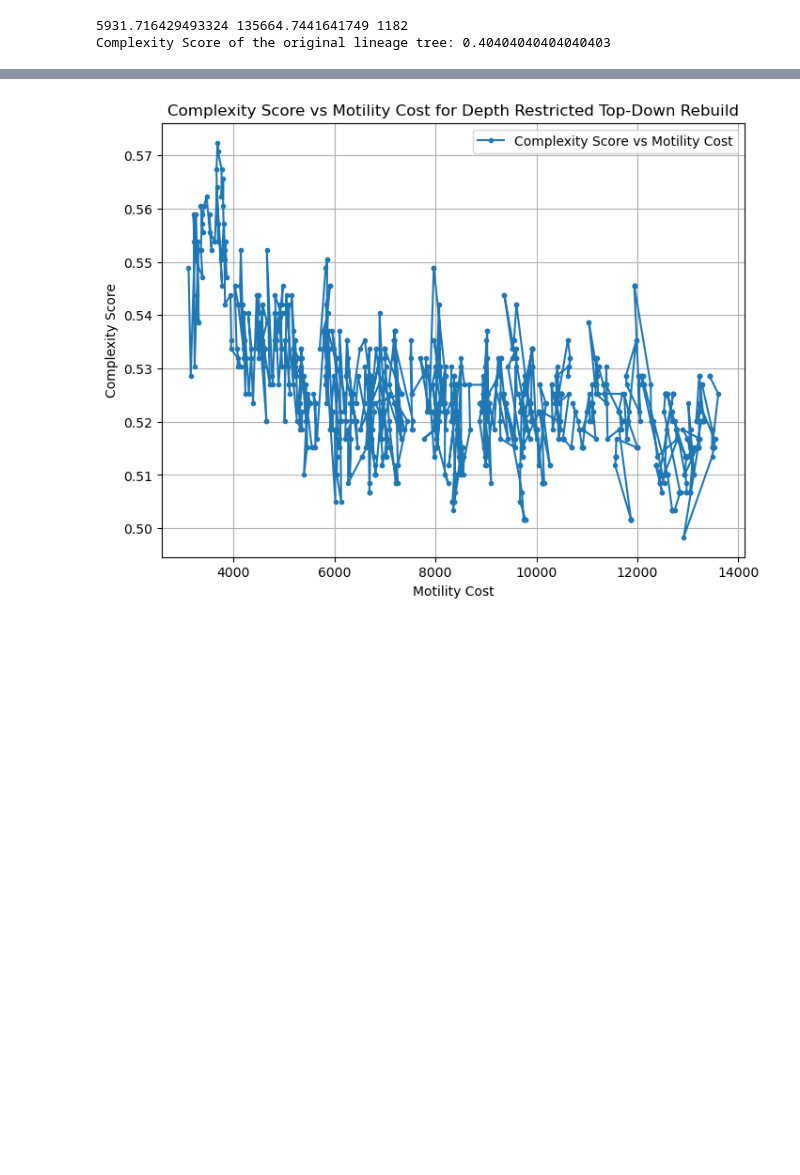
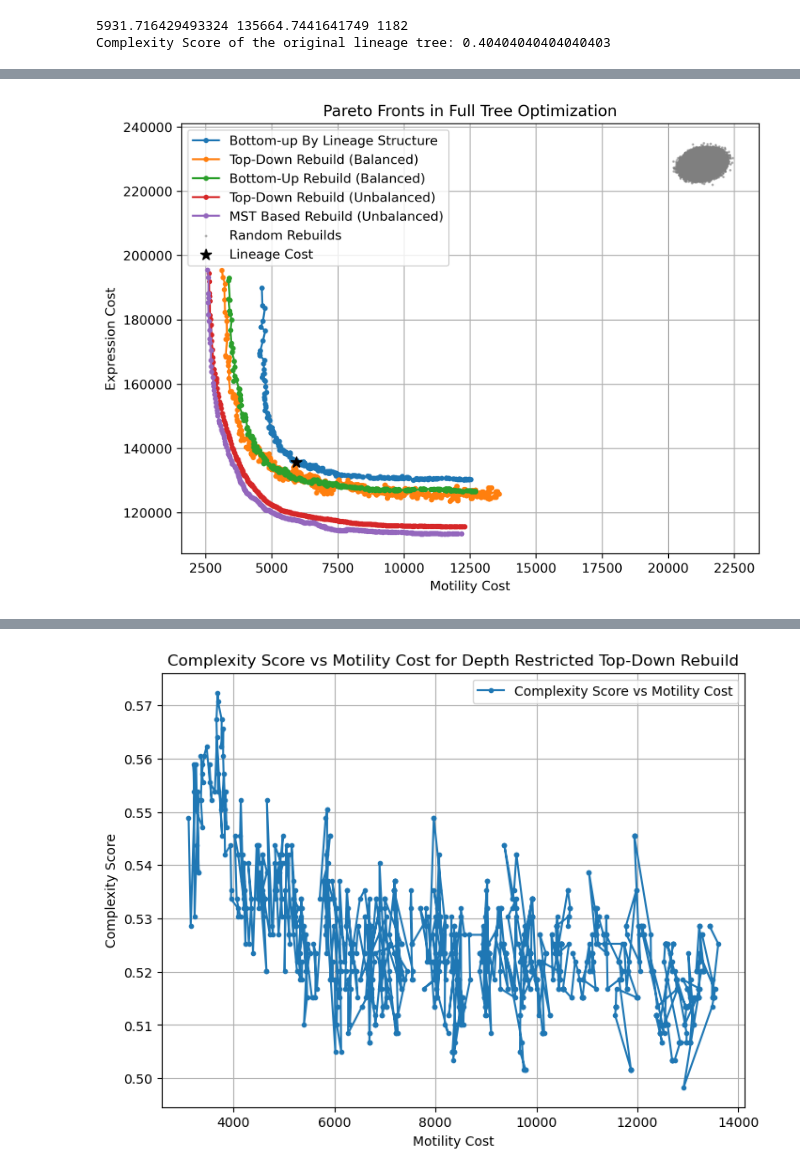
Before and after one commit to IcyFermion/embryogenesis, a Jupyter notebook: pareto_core.ipynb, the cells around one changed output, grey strips where cells are left out. Cells and saved outputs as stored; diff of their text form; code cells hidden in the pictures; blank space fills up the shorter version.

```diff
--- a/pareto_core.ipynb
+++ b/pareto_core.ipynb
@@ -262,0 +296,23 @@ plt.show()
+# %%
+random_assign_xyz_costs = [cost[0] for cost in random_assign_res]
+random_assign_exp_costs = [cost[1] for cost in random_assign_res]
+random_rebuild_xyz_costs = [cost[0] for cost in random_res]
+random_rebuild_exp_costs = [cost[1] for cost in random_res]
+colors = sns.color_palette(n_colors=10)
+plt.figure(figsize=(8, 6))
+plt.plot(pareto_xyz_cost_list_by_layer, pareto_exp_cost_list_by_layer, marker='o', linestyle='-',  markersize=3, label='Bottom-up By Lineage Structure')
+plt.plot(pareto_xyz_cost_list_top_down_rebuild_depth_cutoff, pareto_exp_cost_list_top_down_rebuild_depth_cutoff, marker='o', linestyle='-', markersize=3, label='Top-Down Rebuild (Balanced)')
+plt.plot(pareto_xyz_cost_list_paired_bottom_up_rebuild, pareto_exp_cost_list_paired_bottom_up_rebuild, marker='o', linestyle='-', markersize=3, label='Bottom-Up Rebuild (Balanced)')
+plt.plot(pareto_xyz_cost_list_top_down_rebuild, pareto_exp_cost_list_top_down_rebuild, marker='o', linestyle='-',  markersize=3, label='Top-Down Rebuild (Unbalanced)')
+plt.plot(pareto_xyz_cost_list_mst, pareto_exp_cost_list_mst, marker='o', linestyle='-',  markersize=3, label='MST Based Rebuild (Unbalanced)')
+# plt.scatter(random_assign_xyz_costs, random_assign_exp_costs, alpha=0.5, s=1, color=colors[8], label='Random Assignments')
+plt.scatter(random_rebuild_xyz_costs, random_rebuild_exp_costs, alpha=0.5, s=1, color=colors[7], label='Random Rebuilds')
+plt.xlabel('Motility Cost')
+plt.ylabel('Expression Cost')
+plt.scatter(opt.lineage_xyz_cost, opt.lineage_exp_cost, color='black', marker='*', label='Lineage Cost', zorder=99, s=75)
+plt.title(f'Pareto Fronts in Full Tree Optimization')
+plt.grid(True)
+plt.legend()
+plt.show()
+# %% [output]
+[figure, added]
```
Also changed, not shown: parts of 20 cells of this notebook, 3 other files.
